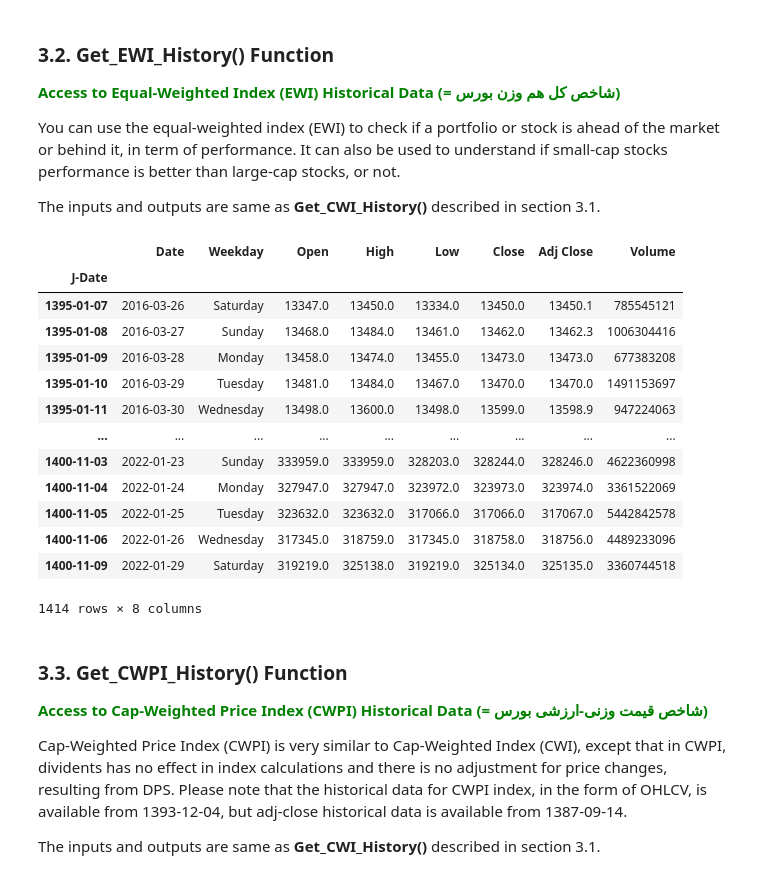
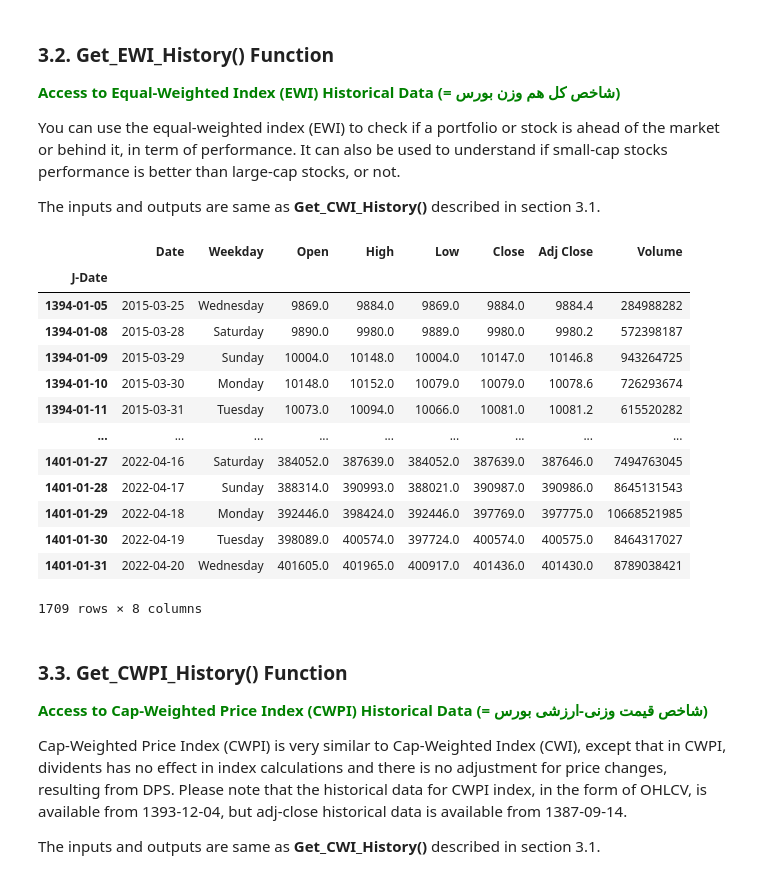
Before and after one commit to ARahimiQuant/finpy-tse-example-notebook, a Jupyter notebook: finpy_tse intro.ipynb, the cells around one changed output. Drawn from its saved outputs; the diff is of its cells as text; code cells hidden in the pictures.

```diff
--- a/finpy_tse intro.ipynb
+++ b/finpy_tse intro.ipynb
@@ -391,24 +385,24 @@ You can use the equal-weighted index (EWI) to check if a portfolio or stock is a
 
 The inputs and outputs are same as __Get_CWI_History()__ described in section 3.1.
 # %%
-df_ewi_history = fpy.Get_EWI_History(start_date = '1395-01-01', end_date='1400-12-29', ignore_date = False,
+df_ewi_history = fpy.Get_EWI_History(start_date = '1394-01-01', end_date='1401-01-31', ignore_date = False,
                                      just_adj_close = False, show_weekday = True, double_date = True)
 df_ewi_history
 # %% [output]
 |  | Date | Weekday | Open | High | Low | Close | Adj Close | Volume |
 | J-Date |  |  |  |  |  |  |  |  |
-| 1395-01-07 | 2016-03-26 | Saturday | 13347.0 | 13450.0 | 13334.0 | 13450.0 | 13450.1 | 785545121 |
-| 1395-01-08 | 2016-03-27 | Sunday | 13468.0 | 13484.0 | 13461.0 | 13462.0 | 13462.3 | 1006304416 |
-| 1395-01-09 | 2016-03-28 | Monday | 13458.0 | 13474.0 | 13455.0 | 13473.0 | 13473.0 | 677383208 |
-| 1395-01-10 | 2016-03-29 | Tuesday | 13481.0 | 13484.0 | 13467.0 | 13470.0 | 13470.0 | 1491153697 |
-| 1395-01-11 | 2016-03-30 | Wednesday | 13498.0 | 13600.0 | 13498.0 | 13599.0 | 13598.9 | 947224063 |
+| 1394-01-05 | 2015-03-25 | Wednesday | 9869.0 | 9884.0 | 9869.0 | 9884.0 | 9884.4 | 284988282 |
+| 1394-01-08 | 2015-03-28 | Saturday | 9890.0 | 9980.0 | 9889.0 | 9980.0 | 9980.2 | 572398187 |
+| 1394-01-09 | 2015-03-29 | Sunday | 10004.0 | 10148.0 | 10004.0 | 10147.0 | 10146.8 | 943264725 |
+| 1394-01-10 | 2015-03-30 | Monday | 10148.0 | 10152.0 | 10079.0 | 10079.0 | 10078.6 | 726293674 |
+| 1394-01-11 | 2015-03-31 | Tuesday | 10073.0 | 10094.0 | 10066.0 | 10081.0 | 10081.2 | 615520282 |
 | ... | ... | ... | ... | ... | ... | ... | ... | ... |
-| 1400-11-03 | 2022-01-23 | Sunday | 333959.0 | 333959.0 | 328203.0 | 328244.0 | 328246.0 | 4622360998 |
-| 1400-11-04 | 2022-01-24 | Monday | 327947.0 | 327947.0 | 323972.0 | 323973.0 | 323974.0 | 3361522069 |
-| 1400-11-05 | 2022-01-25 | Tuesday | 323632.0 | 323632.0 | 317066.0 | 317066.0 | 317067.0 | 5442842578 |
-| 1400-11-06 | 2022-01-26 | Wednesday | 317345.0 | 318759.0 | 317345.0 | 318758.0 | 318756.0 | 4489233096 |
-| 1400-11-09 | 2022-01-29 | Saturday | 319219.0 | 325138.0 | 319219.0 | 325134.0 | 325135.0 | 3360744518 |
+| 1401-01-27 | 2022-04-16 | Saturday | 384052.0 | 387639.0 | 384052.0 | 387639.0 | 387646.0 | 7494763045 |
+| 1401-01-28 | 2022-04-17 | Sunday | 388314.0 | 390993.0 | 388021.0 | 390987.0 | 390986.0 | 8645131543 |
+| 1401-01-29 | 2022-04-18 | Monday | 392446.0 | 398424.0 | 392446.0 | 397769.0 | 397775.0 | 10668521985 |
+| 1401-01-30 | 2022-04-19 | Tuesday | 398089.0 | 400574.0 | 397724.0 | 400574.0 | 400575.0 | 8464317027 |
+| 1401-01-31 | 2022-04-20 | Wednesday | 401605.0 | 401965.0 | 400917.0 | 401436.0 | 401430.0 | 8789038421 |
-1414 rows × 8 columns
+1709 rows × 8 columns
 # %% [markdown]
 ### __3.3. Get_CWPI_History() Function__
 <font color='green'>__Access to Cap-Weighted Price Index (CWPI) Historical Data (= شاخص قیمت وزنی-ارزشی بورس)__</font>
```
Also changed, not shown: parts of 30 cells of this notebook.
